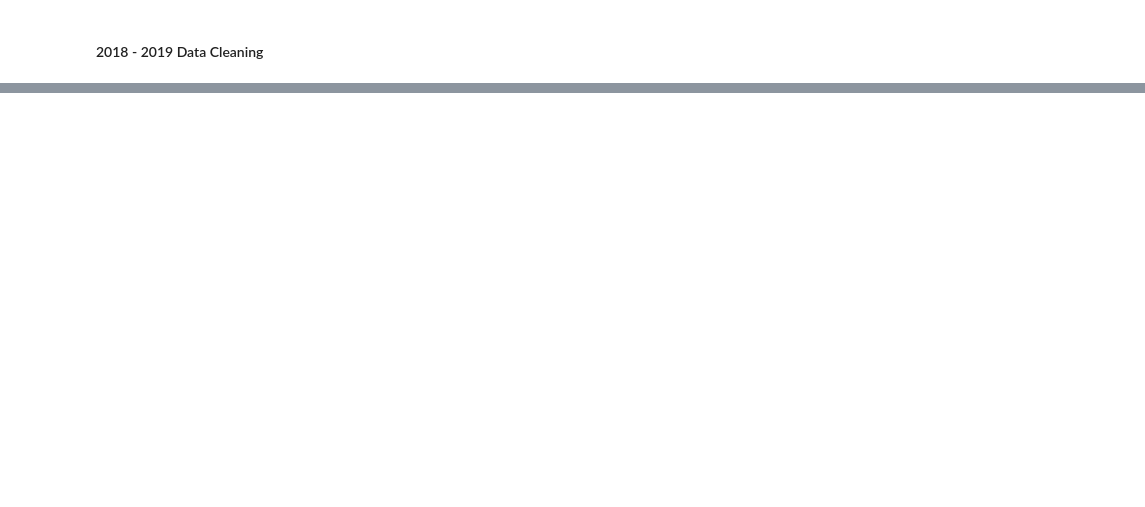
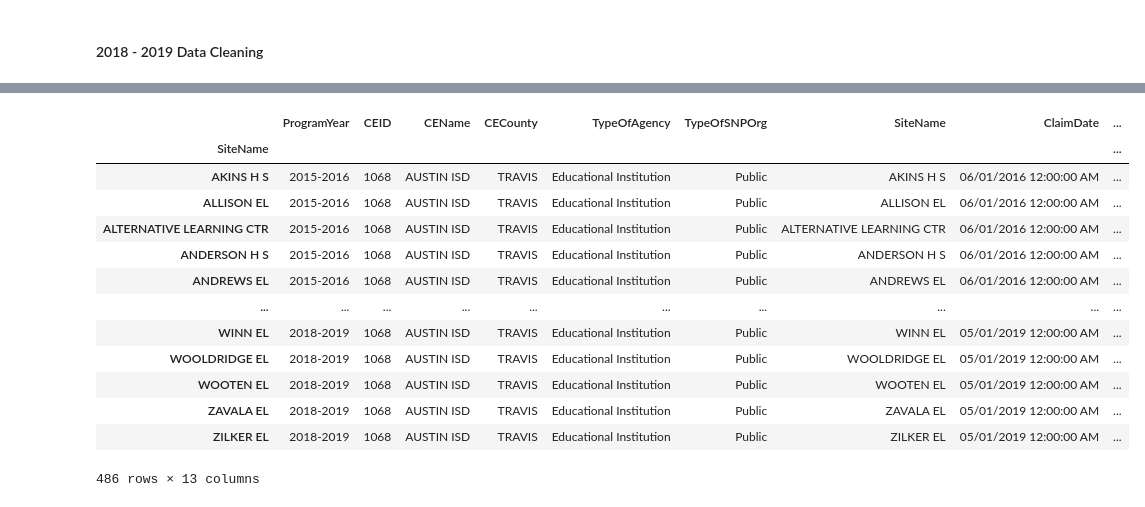
Before and after one commit to tpohl535/project_one_yellow_ninjas, a Jupyter notebook: Schools/Free and Reduced Meals/schoolmeals_data_cleaning.ipynb, the cells around one changed output, grey strips where cells are left out. Saved outputs shown, nothing was run; the diff lists cells and outputs as text; code cells hidden in the pictures; blank space fills up the shorter version.

Commit message:
created dataset for AISD schools, converted to CSV

```diff
--- a/Schools/Free and Reduced Meals/schoolmeals_data_cleaning.ipynb
+++ b/Schools/Free and Reduced Meals/schoolmeals_data_cleaning.ipynb
@@ -154,12 +174,12 @@ eligibility_by_school_15_16
 # %%
 #round all columns that were calculated
-rounded_15_16 = eligibility_by_school_15_16.round({"EnrollmentQty": 0,
+rounded_1516 = eligibility_by_school_15_16.round({"EnrollmentQty": 0,
                                    "FreeEligibleQty": 0,
                                    "ReducedEligibleQty": 0,
                                    "PaidEligibleQty": 0
                                   })
 
-rounded_15_16.head()
+rounded_1516.head()
 # %% [output]
 |  | ProgramYear | CEID | CEName | CECounty | TypeOfAgency | TypeOfSNPOrg | SiteName | ClaimDate | ... |
 | SiteName |  |  |  |  |  |  |  |  | ... |
@@ -625,3 +698,9 @@ rounded_18_19.head()
 rounded_18_19.to_csv(out_path_4, index=False)
 # %% [output]
 [interactive output not drawn]
+# %%
+#create dataframes and output to CSVs for schools only in AISD
+AISD_15_16 = rounded_1516[rounded_1516["CEName"] == "AUSTIN ISD"]
+AISD_16_17 = rounded_16_17[rounded_16_17["CEName"] == "AUSTIN ISD"]
+AISD_17_18 = rounded_17_18[rounded_17_18["CEName"] == "AUSTIN ISD"]
+AISD_18_19 = rounded_18_19[rounded_18_19["CEName"] == "AUSTIN ISD"]
@@ -627,0 +711,19 @@ rounded_18_19.to_csv(out_path_4, index=False)
+# %%
+#combine dataframes into one
+AISD_15_to_19 = pd.concat([AISD_15_16, AISD_16_17, AISD_17_18, AISD_18_19])
+AISD_15_to_19
+# %% [output]
+|  | ProgramYear | CEID | CEName | CECounty | TypeOfAgency | TypeOfSNPOrg | SiteName | ClaimDate | ... |
+| SiteName |  |  |  |  |  |  |  |  | ... |
+| AKINS H S | 2015-2016 | 1068 | AUSTIN ISD | TRAVIS | Educational Institution | Public | AKINS H S | 06/01/2016 12:00:00 AM | ... |
+| ALLISON EL | 2015-2016 | 1068 | AUSTIN ISD | TRAVIS | Educational Institution | Public | ALLISON EL | 06/01/2016 12:00:00 AM | ... |
+| ALTERNATIVE LEARNING CTR | 2015-2016 | 1068 | AUSTIN ISD | TRAVIS | Educational Institution | Public | ALTERNATIVE LEARNING CTR | 06/01/2016 12:00:00 AM | ... |
+| ANDERSON H S | 2015-2016 | 1068 | AUSTIN ISD | TRAVIS | Educational Institution | Public | ANDERSON H S | 06/01/2016 12:00:00 AM | ... |
+| ANDREWS EL | 2015-2016 | 1068 | AUSTIN ISD | TRAVIS | Educational Institution | Public | ANDREWS EL | 06/01/2016 12:00:00 AM | ... |
+| ... | ... | ... | ... | ... | ... | ... | ... | ... | ... |
+| WINN EL | 2018-2019 | 1068 | AUSTIN ISD | TRAVIS | Educational Institution | Public | WINN EL | 05/01/2019 12:00:00 AM | ... |
+| WOOLDRIDGE EL | 2018-2019 | 1068 | AUSTIN ISD | TRAVIS | Educational Institution | Public | WOOLDRIDGE EL | 05/01/2019 12:00:00 AM | ... |
+| WOOTEN EL | 2018-2019 | 1068 | AUSTIN ISD | TRAVIS | Educational Institution | Public | WOOTEN EL | 05/01/2019 12:00:00 AM | ... |
+| ZAVALA EL | 2018-2019 | 1068 | AUSTIN ISD | TRAVIS | Educational Institution | Public | ZAVALA EL | 05/01/2019 12:00:00 AM | ... |
+| ZILKER EL | 2018-2019 | 1068 | AUSTIN ISD | TRAVIS | Educational Institution | Public | ZILKER EL | 05/01/2019 12:00:00 AM | ... |
+486 rows × 13 columns
```
Also changed, not shown: parts of 40 cells of this notebook, 1 other file.
